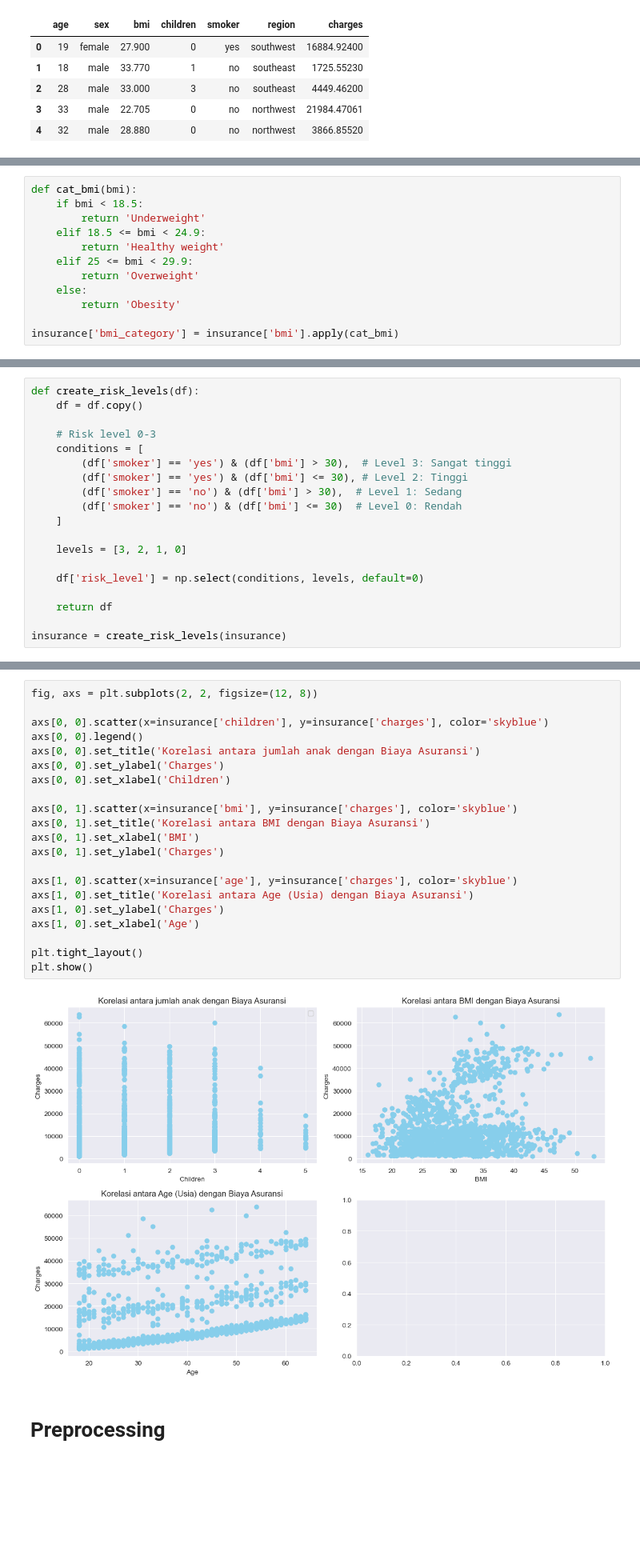
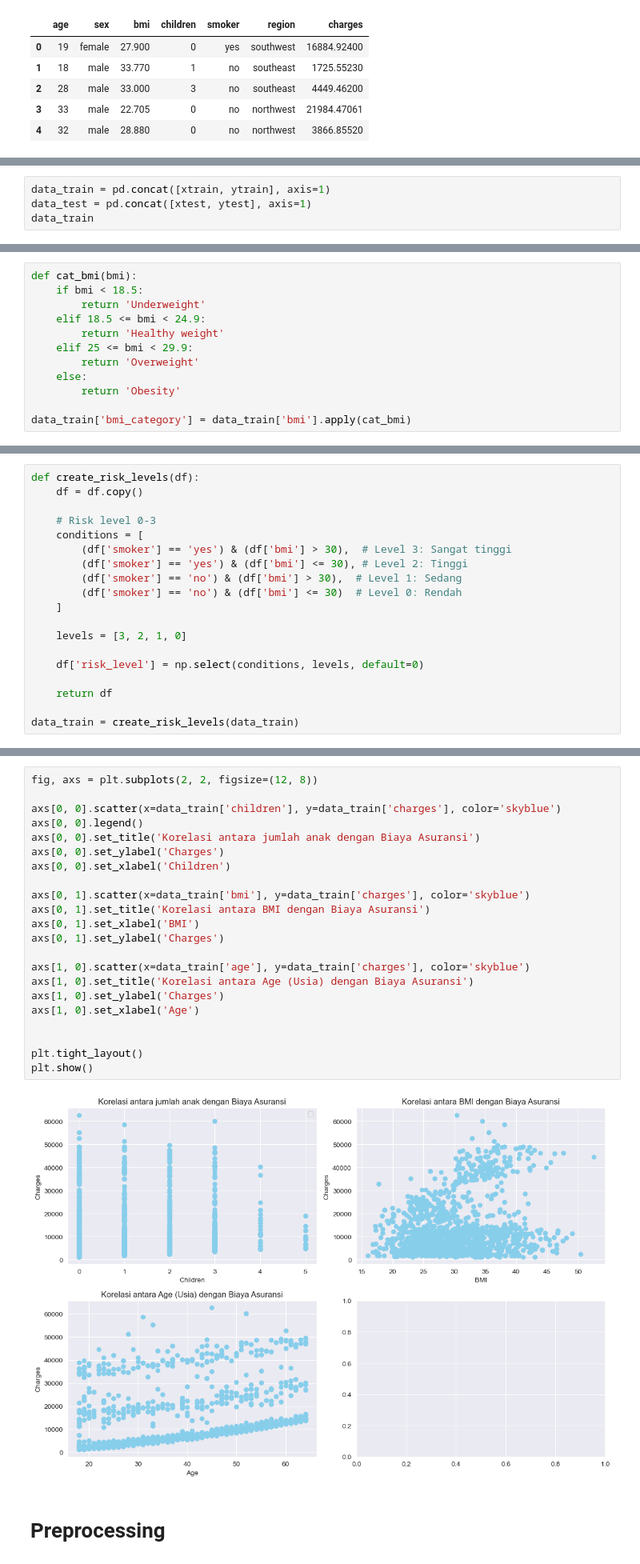
Before and after one commit to Spyrx4/medical_insurance_prediction, a Jupyter notebook: medical_insurance_prediction.ipynb, the cells around one changed output, grey strips where cells are left out. Shown at 80% size. Cells and saved outputs as stored; diff of their text form; blank space fills up the shorter version.

```diff
--- a/medical_insurance_prediction.ipynb
+++ b/medical_insurance_prediction.ipynb
@@ -46,0 +55,4 @@ insurance.head()
+# %%
+data_train = pd.concat([xtrain, ytrain], axis=1)
+data_test = pd.concat([xtest, ytest], axis=1)
+data_train
@@ -143,5 +169,5 @@ def cat_bmi(bmi):
     else:
         return 'Obesity'
 
-insurance['bmi_category'] = insurance['bmi'].apply(cat_bmi)
+data_train['bmi_category'] = data_train['bmi'].apply(cat_bmi)
 # %%
@@ -178,5 +204,5 @@ def create_risk_levels(df):
 
     return df
 
-insurance = create_risk_levels(insurance)
+data_train = create_risk_levels(data_train)
 # %%
@@ -198,26 +224,27 @@ insurance
 # %%
 fig, axs = plt.subplots(2, 2, figsize=(12, 8))
 
-axs[0, 0].scatter(x=insurance['children'], y=insurance['charges'], color='skyblue')
+axs[0, 0].scatter(x=data_train['children'], y=data_train['charges'], color='skyblue')
 axs[0, 0].legend()
 axs[0, 0].set_title('Korelasi antara jumlah anak dengan Biaya Asuransi')
 axs[0, 0].set_ylabel('Charges')
 axs[0, 0].set_xlabel('Children')
 
-axs[0, 1].scatter(x=insurance['bmi'], y=insurance['charges'], color='skyblue')
+axs[0, 1].scatter(x=data_train['bmi'], y=data_train['charges'], color='skyblue')
 axs[0, 1].set_title('Korelasi antara BMI dengan Biaya Asuransi')
 axs[0, 1].set_xlabel('BMI')
 axs[0, 1].set_ylabel('Charges')
 
-axs[1, 0].scatter(x=insurance['age'], y=insurance['charges'], color='skyblue')
+axs[1, 0].scatter(x=data_train['age'], y=data_train['charges'], color='skyblue')
 axs[1, 0].set_title('Korelasi antara Age (Usia) dengan Biaya Asuransi')
 axs[1, 0].set_ylabel('Charges')
 axs[1, 0].set_xlabel('Age')
 
+
 plt.tight_layout()
 plt.show()
 # %% [output]
-[figure, old version]
+[figure, new version]
 # %% [markdown]
 # Preprocessing
 # %%
```
Also changed, not shown: parts of 24 cells of this notebook, 1 other file.
